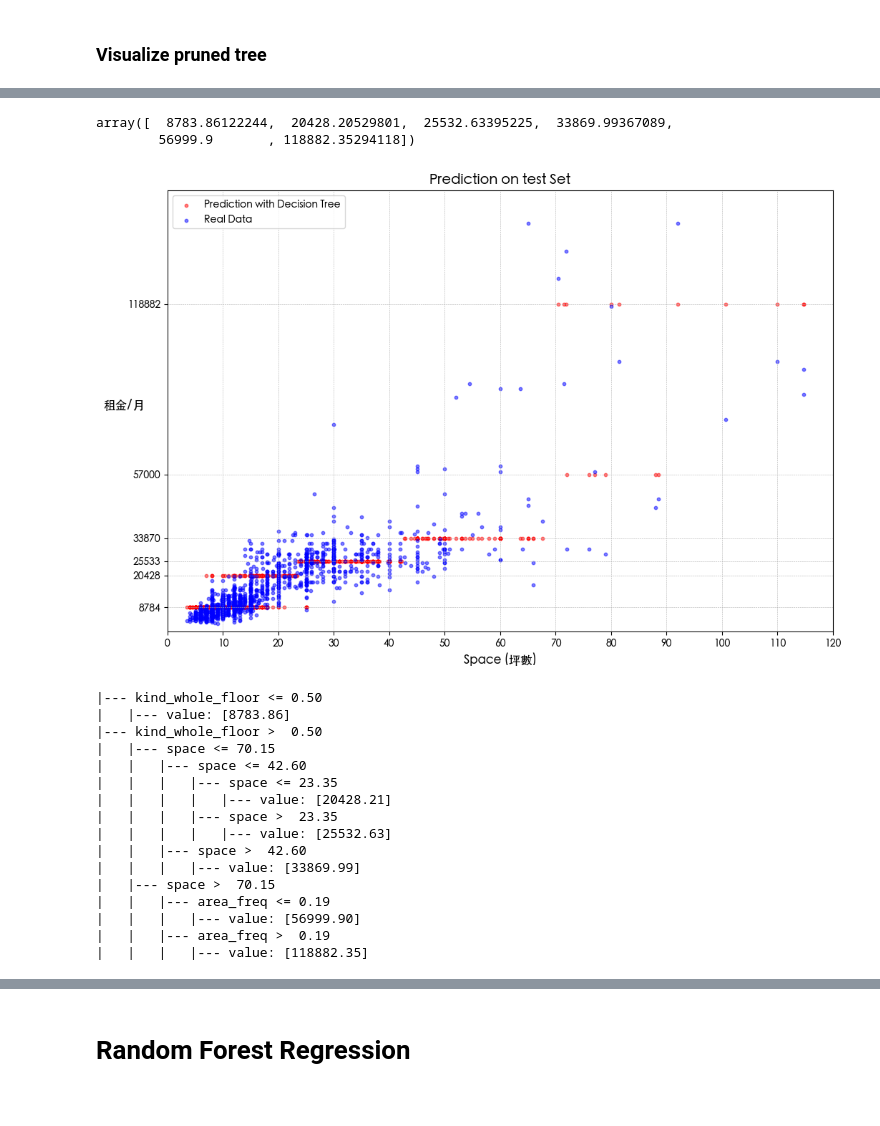
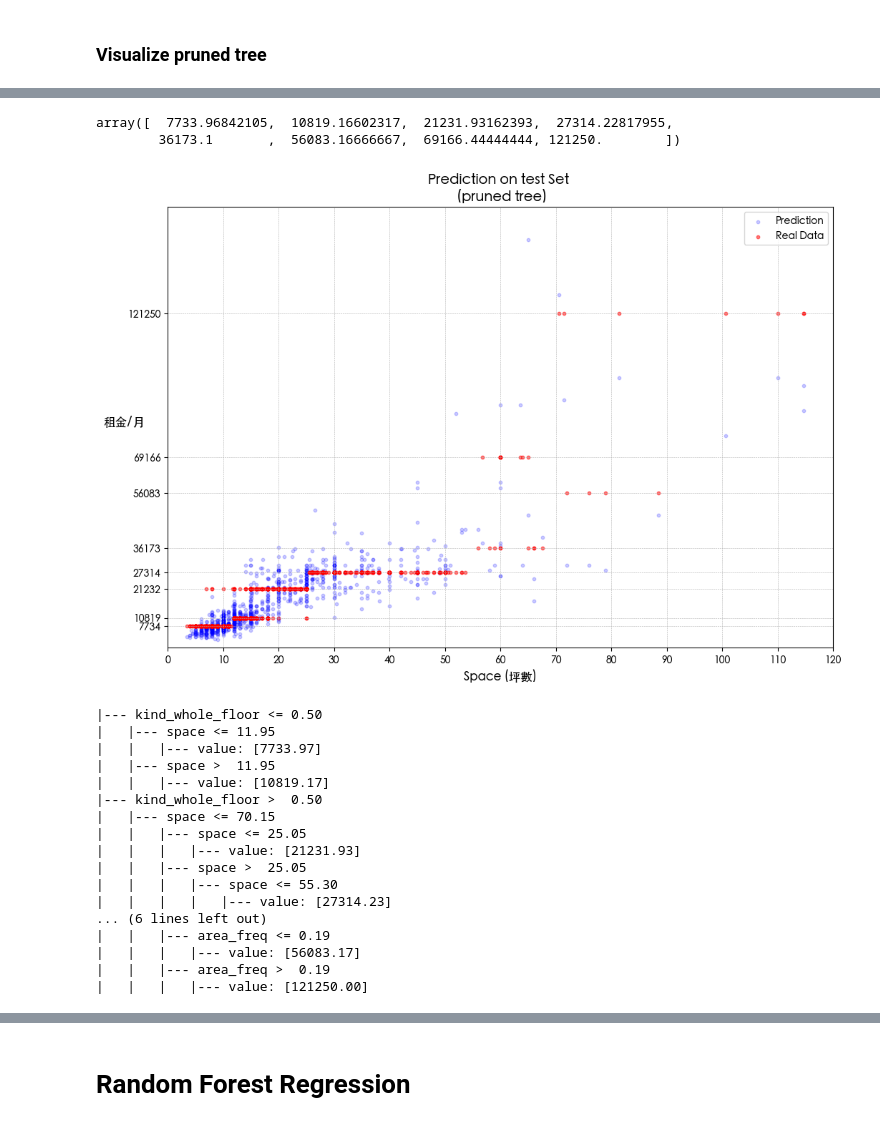
Before and after one commit to EvanRuan0401/rent-of-house-regression, a Jupyter notebook: Analysis_Report/Regression.ipynb, the cells around one changed output, grey strips where cells are left out. Drawn from its saved outputs; the diff is of its cells as text; code cells hidden in the pictures.

```diff
--- a/Analysis_Report/Regression.ipynb
+++ b/Analysis_Report/Regression.ipynb
@@ -178,5 +178,5 @@ import numpy as np
 # %%
-X_train, X_test, y_train, y_test = train_test_split(X, y, test_size=0.30, random_state=100)
+X_train, X_test, y_train, y_test = train_test_split(X, y, test_size=0.2, random_state=100)
 # %%
 dtr = DecisionTreeRegressor(random_state = 100
                             , criterion = 'squared_error'
@@ -252,7 +249,7 @@ for i in ccp_alphas:
     dtr_prune = DecisionTreeRegressor(criterion='squared_error'
                                       , ccp_alpha= i)
 
-    ccp_test_r2 = cross_val_score(dtr_prune, X, y, cv=10, scoring="r2", n_jobs = 4).mean()
+    ccp_test_r2 = cross_val_score(dtr_prune, X, y, cv=5, scoring="r2", n_jobs = 4).mean()
 
     dtr_prune.fit(X_train,y_train)
     ccp_train_r2 = dtr_prune.score(X_train,y_train)
@@ -340,49 +342,51 @@ array([  8783.86122244,  20428.20529801,  25532.63395225,  33869.99367089,
 # %%
 np.unique(pred_y_train)
 # %% [output]
-array([  8783.86122244,  20428.20529801,  25532.63395225,  33869.99367089,
-        56999.9       , 118882.35294118])
+array([  7733.96842105,  10819.16602317,  21231.93162393,  27314.22817955,
+        36173.1       ,  56083.16666667,  69166.44444444, 121250.        ])
 # %%
 # test set (space and price)
 
 plt.rcParams['font.family'] = ['Heiti TC']
 
 fig2 = plt.figure(figsize=(12,8))
 
 ax = fig2.add_subplot(111)
+ax.scatter(X_test['space'], y_test, color = 'blue', s = 10, alpha = 0.2)
 ax.scatter(X_test['space'], pred_y_test, color = 'red', s = 10, alpha = 0.5)
-ax.scatter(X_test['space'], y_test, color = 'blue', s = 10, alpha = 0.5)
+
 ax.set_ylim([0,160000])
 ax.set_xlim([0, 120])
 ax.set_yticks(np.unique(pred_y_test))
 ax.set_xticks(np.linspace(0,120,13))
 ax.grid(linestyle='--', linewidth=0.4)
 
 ax.set_xlabel("Space (坪數)",fontsize=12,rotation=0)
 ax.set_ylabel("租金/月",fontsize=12, rotation=0, loc = 'center')
-ax.set_title('Prediction on test Set', fontsize=14)
-ax.legend(['Prediction with Decision Tree', 'Real Data'], fontsize = 10)
+ax.set_title('Prediction on test Set \n (pruned tree)', fontsize=14)
+ax.legend(['Prediction', 'Real Data'], fontsize = 10)
 
 plt.show()
 # %% [output]
-[figure, old version]
+[figure, new version]
 # %%
 text_representation = tree.export_text(dtr, feature_names = X.columns.tolist())
 print(text_representation)
 # %% [output]
 |--- kind_whole_floor <= 0.50
-|   |--- value: [8783.86]
+|   |--- space <= 11.95
+|   |   |--- value: [7733.97]
+|   |--- space >  11.95
+|   |   |--- value: [10819.17]
 |--- kind_whole_floor >  0.50
 |   |--- space <= 70.15
-|   |   |--- space <= 42.60
-|   |   |   |--- space <= 23.35
-|   |   |   |   |--- value: [20428.21]
-|   |   |   |--- space >  23.35
-|   |   |   |   |--- value: [25532.63]
-|   |   |--- space >  42.60
-|   |   |   |--- value: [33869.99]
-|   |--- space >  70.15
+|   |   |--- space <= 25.05
+|   |   |   |--- value: [21231.93]
+|   |   |--- space >  25.05
+|   |   |   |--- space <= 55.30
+|   |   |   |   |--- value: [27314.23]
+... (6 lines left out)
 |   |   |--- area_freq <= 0.19
-|   |   |   |--- value: [56999.90]
+|   |   |   |--- value: [56083.17]
 |   |   |--- area_freq >  0.19
-|   |   |   |--- value: [118882.35]
+|   |   |   |--- value: [121250.00]
```
Also changed, not shown: parts of 29 cells of this notebook, 2 other files.
